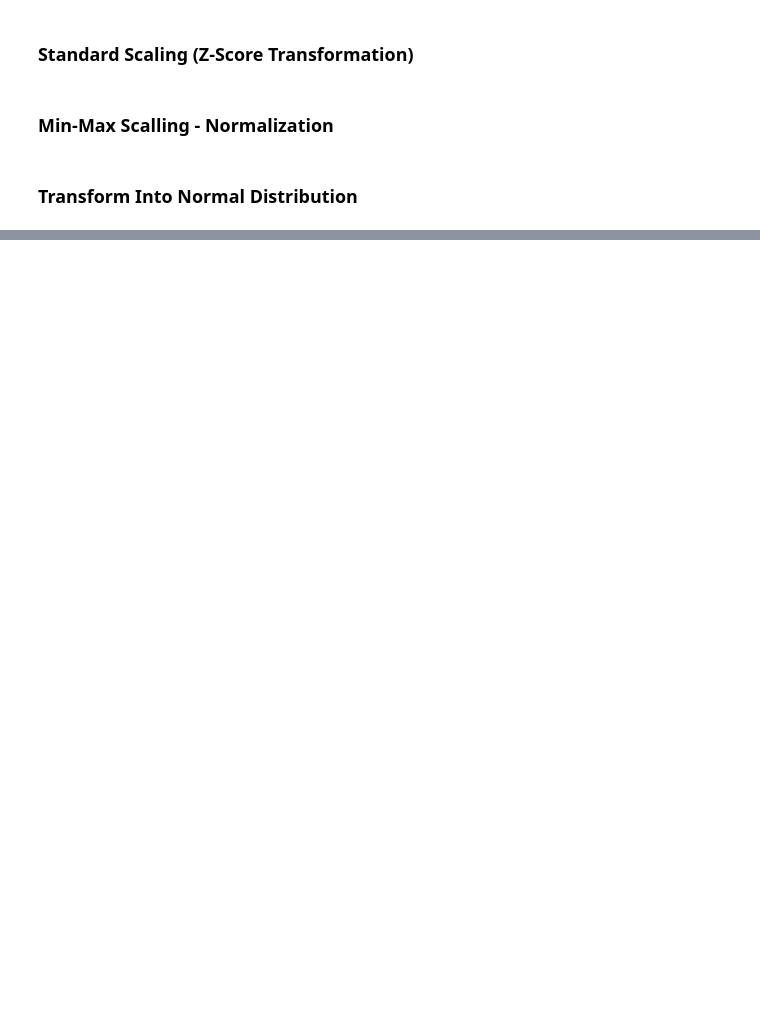
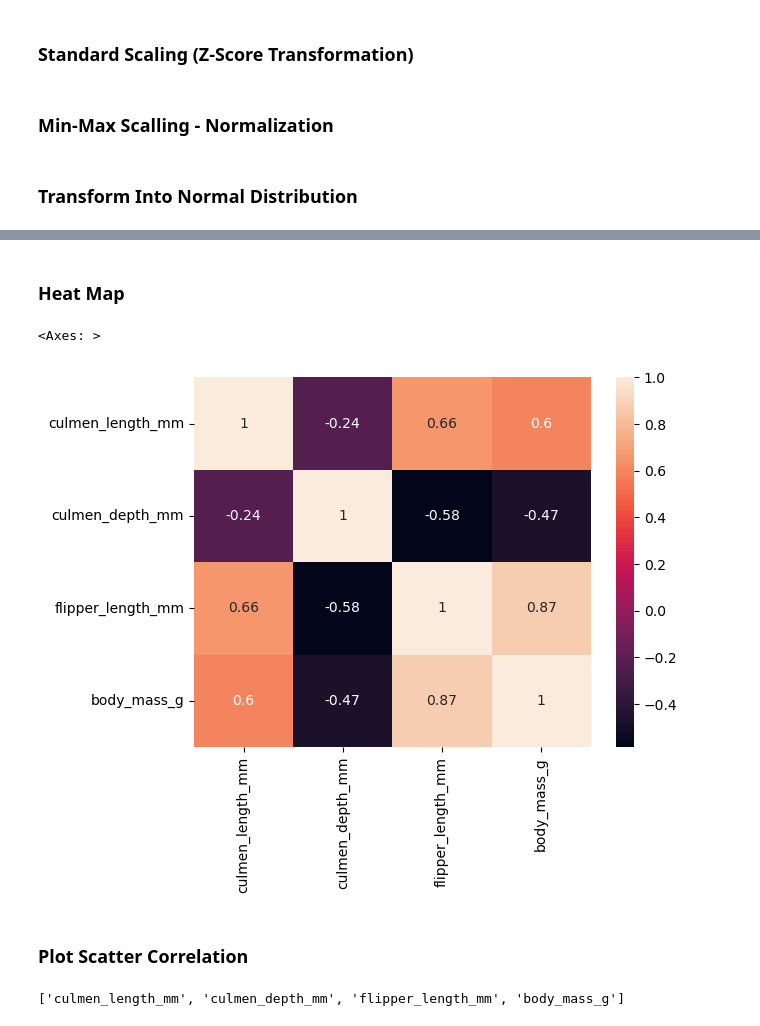
Before and after one commit to foxdocs/dat-bi, a Jupyter notebook: Code/EDA/Feature-Engineering.ipynb, the cells around one changed output, grey strips where cells are left out. Drawn from its saved outputs; the diff is of its cells as text; code cells hidden in the pictures; blank space fills up the shorter version.

```diff
--- a/Code/EDA/Feature-Engineering.ipynb
+++ b/Code/EDA/Feature-Engineering.ipynb
@@ -264,0 +314,2 @@ scaled_data
+# %%
+corr = data.corr(method='pearson', numeric_only=True)
@@ -264,0 +324,9 @@ scaled_data
+# %% [markdown]
+### Heat Map
+# %%
+sb.heatmap(corr, annot=True)
+# %% [output]
+<Axes: >
+[figure, added]
+# %% [markdown]
+### Plot Scatter Correlation
@@ -264,0 +336,5 @@ scaled_data
+# %%
+num_data = data.select_dtypes(include=["number"]).columns.tolist()
+num_data
+# %% [output]
+['culmen_length_mm', 'culmen_depth_mm', 'flipper_length_mm', 'body_mass_g']
```
Also changed, not shown: parts of 50 cells of this notebook, 3 other files.
